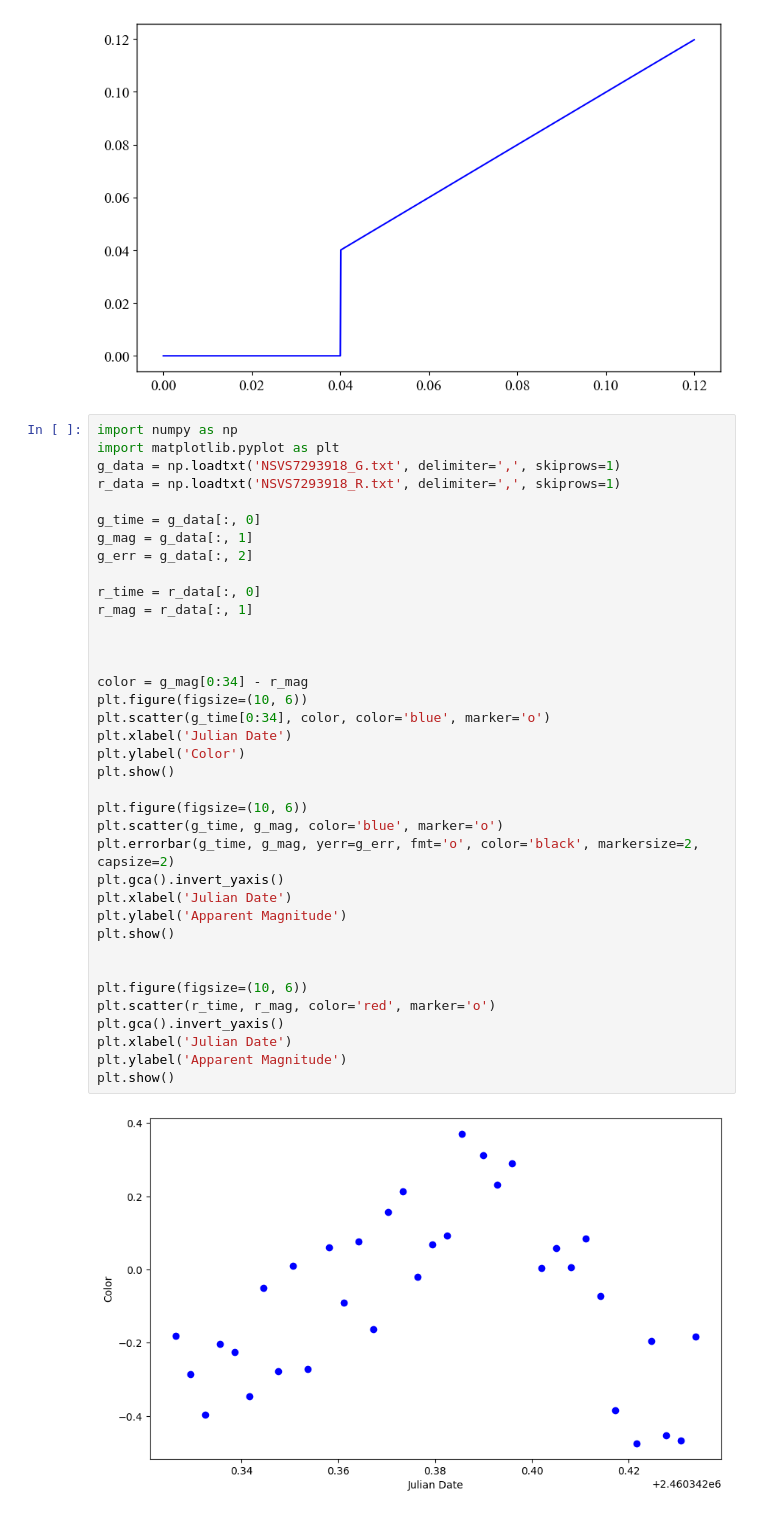
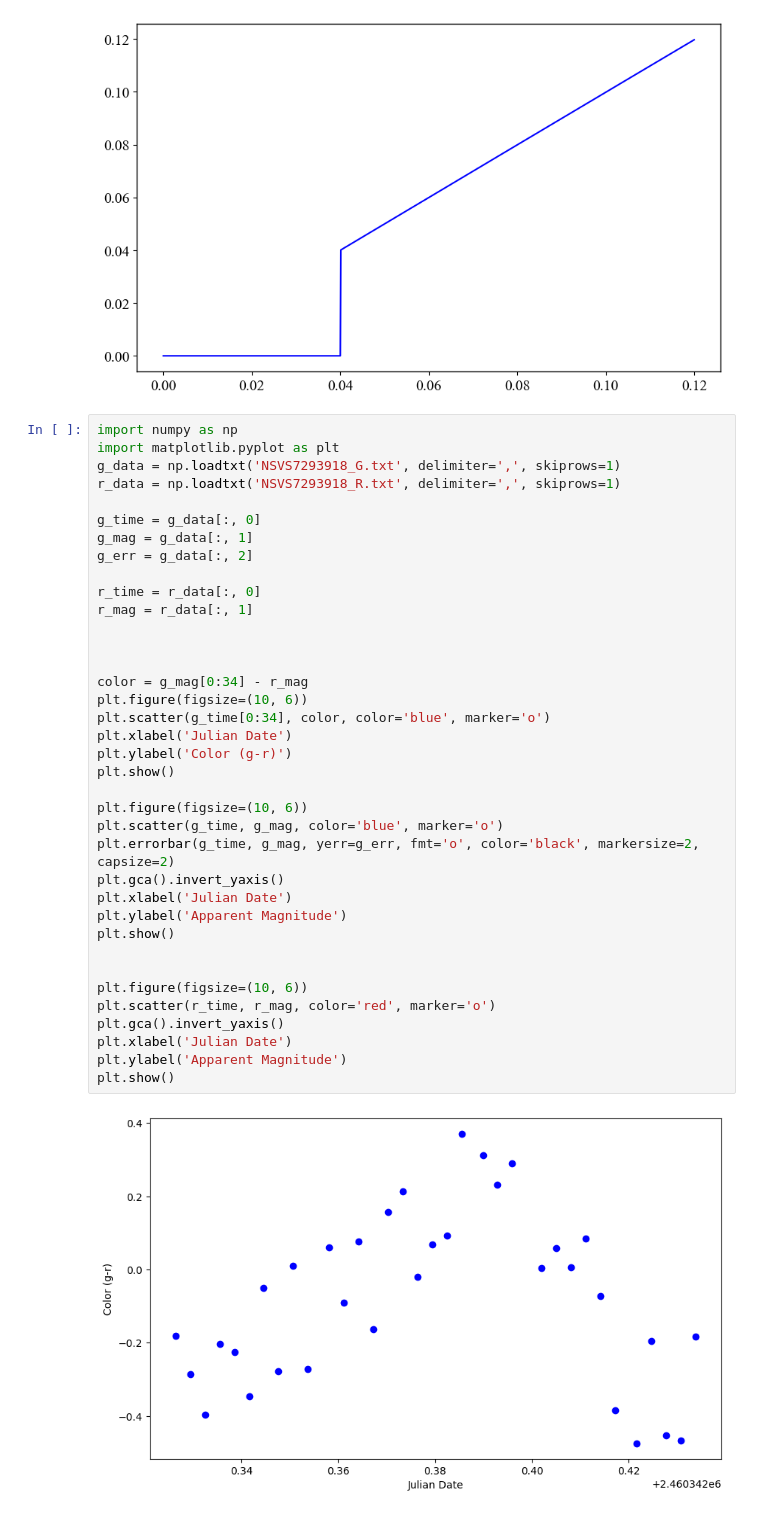
Before and after one commit to lewismcnish/Astronomy, a Jupyter notebook: Year_3/light_curve_fitting.ipynb, the cells around one changed output. Cells and saved outputs as stored; diff of their text form.

```diff
--- a/Year_3/light_curve_fitting.ipynb
+++ b/Year_3/light_curve_fitting.ipynb
@@ -69,34 +69,34 @@ g_time = g_data[:, 0]
 g_mag = g_data[:, 1]
 g_err = g_data[:, 2]
 
 r_time = r_data[:, 0]
 r_mag = r_data[:, 1]
 
 
 
 color = g_mag[0:34] - r_mag
 plt.figure(figsize=(10, 6))
 plt.scatter(g_time[0:34], color, color='blue', marker='o')
 plt.xlabel('Julian Date')
-plt.ylabel('Color')
+plt.ylabel('Color (g-r)')
 plt.show()
 
 plt.figure(figsize=(10, 6))
 plt.scatter(g_time, g_mag, color='blue', marker='o')
 plt.errorbar(g_time, g_mag, yerr=g_err, fmt='o', color='black', markersize=2, capsize=2)
 plt.gca().invert_yaxis()
 plt.xlabel('Julian Date')
 plt.ylabel('Apparent Magnitude')
 plt.show()
 
 
 plt.figure(figsize=(10, 6))
 plt.scatter(r_time, r_mag, color='red', marker='o')
 plt.gca().invert_yaxis()
 plt.xlabel('Julian Date')
 plt.ylabel('Apparent Magnitude')
 plt.show()
 # %% [output]
-[figure, old version]
+[figure, new version]
 [figure]
 [figure]
```
Also changed, not shown: 7 other files.
